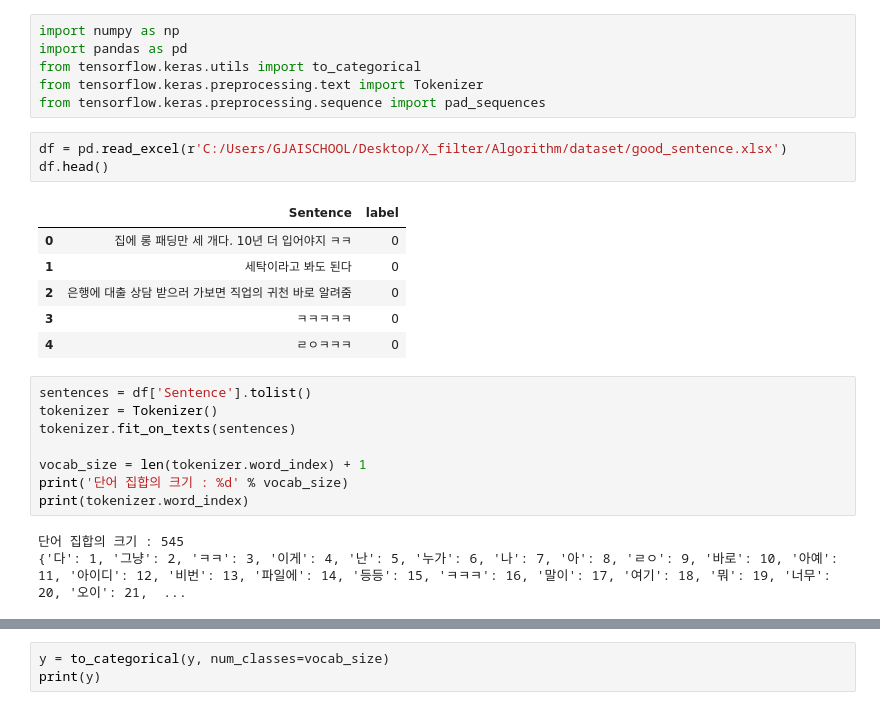
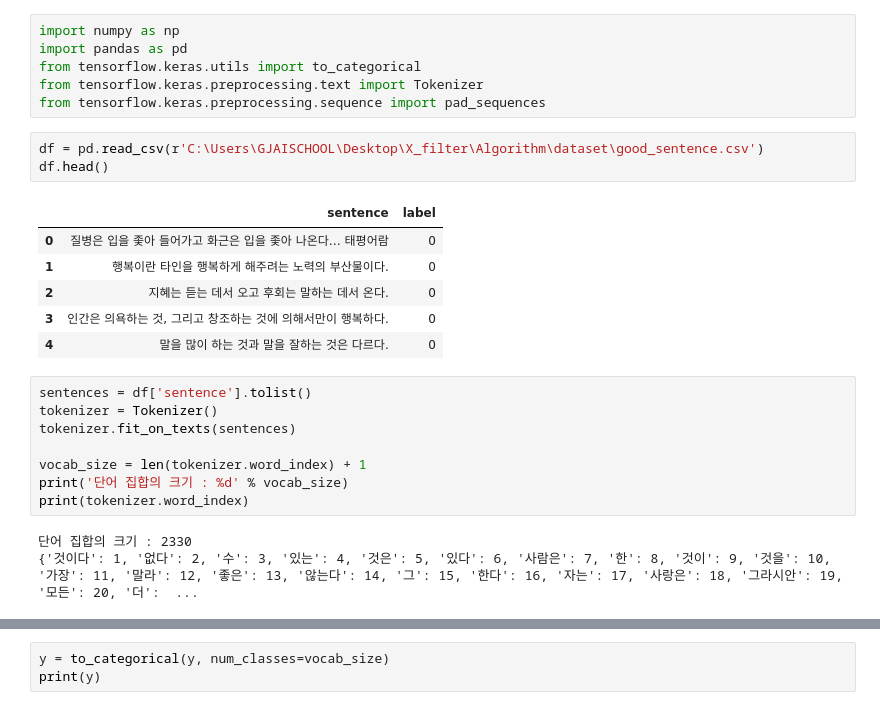
Before and after one commit to LittlePrince327/X_filter, a Jupyter notebook: Algorithm/RNN/RNN_2.ipynb, the cells around one changed output, grey strips where cells are left out. Cells and saved outputs as stored; diff of their text form.

```diff
--- a/Algorithm/RNN/RNN_2.ipynb
+++ b/Algorithm/RNN/RNN_2.ipynb
@@ -22,17 +29,17 @@ from tensorflow.keras.utils import to_categorical
 from tensorflow.keras.preprocessing.text import Tokenizer
 from tensorflow.keras.preprocessing.sequence import pad_sequences
 # %%
-df = pd.read_excel(r'C:/Users/GJAISCHOOL/Desktop/X_filter/Algorithm/dataset/good_sentence.xlsx')
+df = pd.read_csv(r'C:\Users\GJAISCHOOL\Desktop\X_filter\Algorithm\dataset\good_sentence.csv')
 df.head()
 # %% [output]
-|  | Sentence | label |
-| 0 | 집에 롱 패딩만 세 개다. 10년 더 입어야지 ㅋㅋ | 0 |
-| 1 | 세탁이라고 봐도 된다 | 0 |
-| 2 | 은행에 대출 상담 받으러 가보면 직업의 귀천 바로 알려줌 | 0 |
-| 3 | ㅋㅋㅋㅋㅋ | 0 |
-| 4 | ㄹㅇㅋㅋㅋ | 0 |
+|  | sentence | label |
+| 0 | 질병은 입을 좇아 들어가고 화근은 입을 좇아 나온다… 태평어람 | 0 |
+| 1 | 행복이란 타인을 행복하게 해주려는 노력의 부산물이다. | 0 |
+| 2 | 지혜는 듣는 데서 오고 후회는 말하는 데서 온다. | 0 |
+| 3 | 인간은 의욕하는 것, 그리고 창조하는 것에 의해서만이 행복하다. | 0 |
+| 4 | 말을 많이 하는 것과 말을 잘하는 것은 다르다. | 0 |
 # %%
-sentences = df['Sentence'].tolist()
+sentences = df['sentence'].tolist()
 tokenizer = Tokenizer()
 tokenizer.fit_on_texts(sentences)
 
@@ -40,8 +47,8 @@ vocab_size = len(tokenizer.word_index) + 1
 print('단어 집합의 크기 : %d' % vocab_size)
 print(tokenizer.word_index)
 # %% [output]
-단어 집합의 크기 : 545
-{'다': 1, '그냥': 2, 'ㅋㅋ': 3, '이게': 4, '난': 5, '누가': 6, '나': 7, '아': 8, 'ㄹㅇ': 9, '바로': 10, '아예': 11, '아이디': 12, '비번': 13, '파일에': 14, '등등': 15, 'ㅋㅋㅋ': 16, '말이': 17, '여기': 18, '뭐': 19, '너무': 20, '오이': 21,  ...
+단어 집합의 크기 : 2330
+{'것이다': 1, '없다': 2, '수': 3, '있는': 4, '것은': 5, '있다': 6, '사람은': 7, '한': 8, '것이': 9, '것을': 10, '가장': 11, '말라': 12, '좋은': 13, '않는다': 14, '그': 15, '한다': 16, '자는': 17, '사랑은': 18, '그라시안': 19, '모든': 20, '더':  ...
 # %%
 sequences = list()
 for line in sentences:
```
Also changed, not shown: parts of 9 cells of this notebook, 2 other files.
